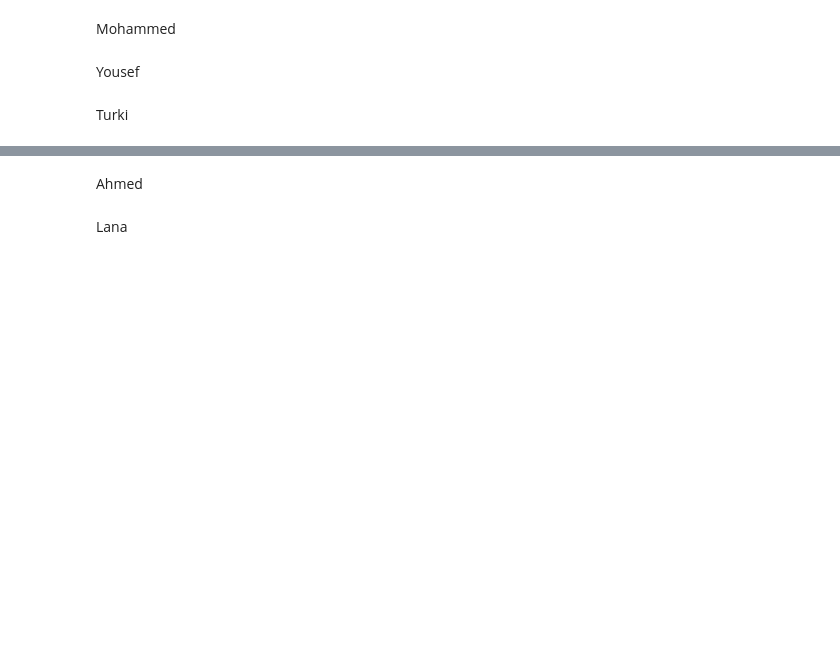
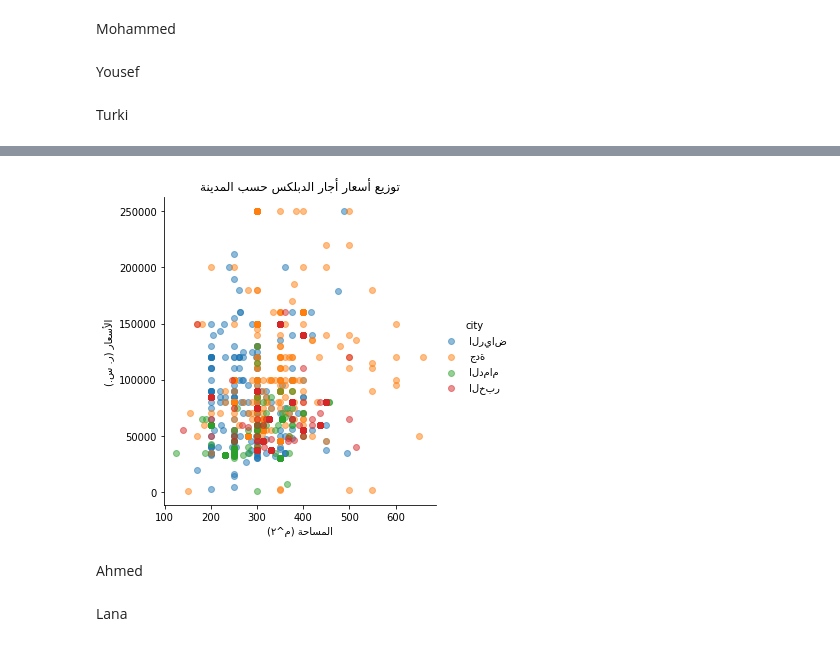
Before and after one commit to Turkinass/Aqar_Real_Estate_EDA, a Jupyter notebook: eda_raw.ipynb, the cells around one changed output, grey strips where cells are left out. Drawn from its saved outputs; the diff is of its cells as text; code cells hidden in the pictures; blank space fills up the shorter version.

Commit message:
added two plots

```diff
--- a/eda_raw.ipynb
+++ b/eda_raw.ipynb
@@ -235,0 +243,3 @@ Turki
+# %%
+d1 = data[(data['duplex'] == 1) & (data['size'] < 1000) & (data['price'] < 300000)]
+d1
@@ -236,3 +260,10 @@ Turki
+# %%
+sns.lmplot(x='size', y='price', data=d1, hue='city', fit_reg=False, scatter_kws={'alpha':0.5})
+plt.ylabel(plot_arabic(pd.Series("الأسعار (ر. س.)")))
+plt.xlabel(plot_arabic(pd.Series("المساحة (م^٢)")))
+plt.title(plot_arabic(pd.Series("توزيع أسعار أجار الدبلكس حسب المدينة")));
+# %% [output]
+[figure, added]
 # %% [markdown]
 Ahmed
 # %% [markdown]
```
Also changed, not shown: parts of 6 cells of this notebook.
